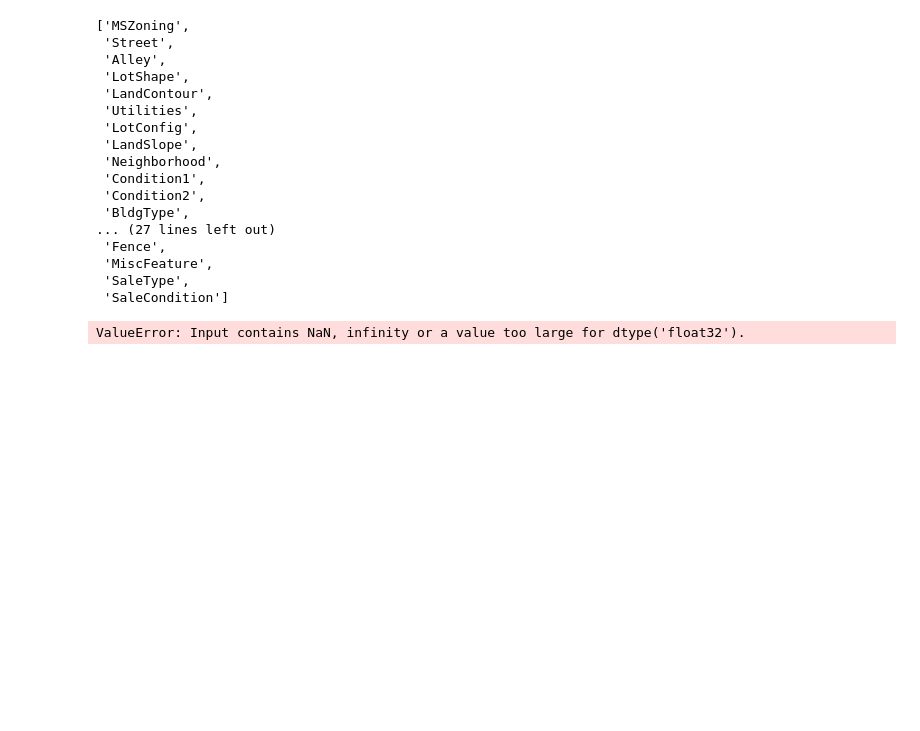
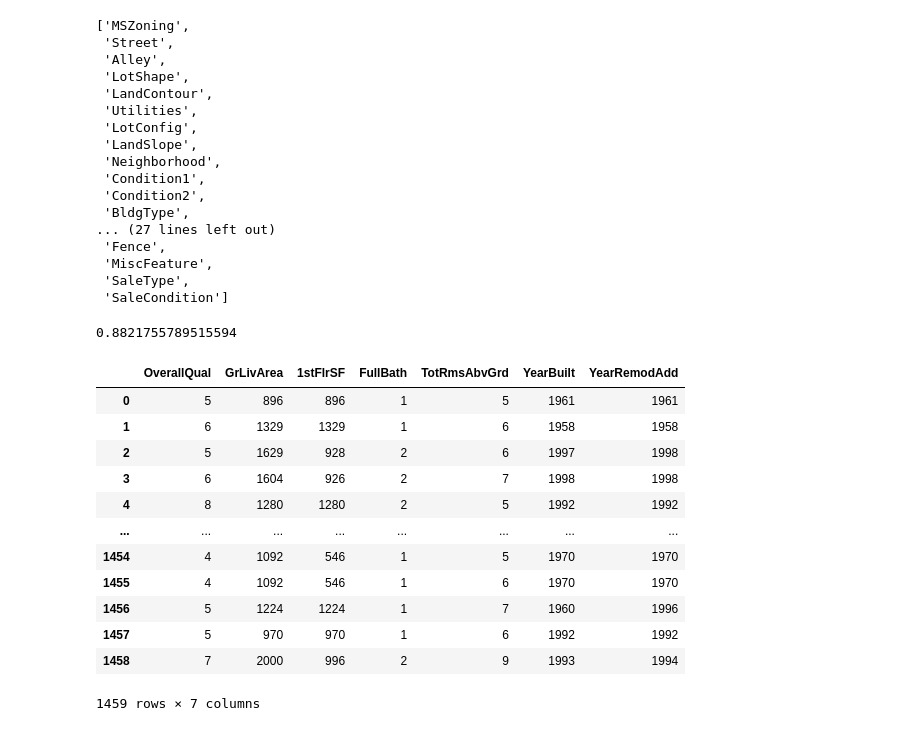
Before and after one commit to greigbingham/kaggle-house-prices, a Jupyter notebook: house_prices_notebook.ipynb, the cells around one changed output. Cells and saved outputs as stored; diff of their text form; code cells hidden in the pictures; blank space fills up the shorter version.

```diff
--- a/house_prices_notebook.ipynb
+++ b/house_prices_notebook.ipynb
@@ -317,7 +321,11 @@ cat_features
  'SaleType',
  'SaleCondition']
 # %%
-actual_test_set2 = actual_test_set[["OverallQual","GrLivArea","GarageCars","GarageArea","TotalBsmtSF",
+#actual_test_set2 = actual_test_set[["OverallQual","GrLivArea","GarageCars","GarageArea","TotalBsmtSF",
+#                    "1stFlrSF","FullBath","TotRmsAbvGrd","YearBuilt","YearRemodAdd"]
+#]
+
+actual_test_set2 = actual_test_set[["OverallQual","GrLivArea",
                     "1stFlrSF","FullBath","TotRmsAbvGrd","YearBuilt","YearRemodAdd"]
 ]
 # %%
@@ -326,9 +334,21 @@ X_train, X_test, y_train, y_test = train_test_split(X2, y, test_size=0.2)
 # Fit and score the model
 model.fit(X_train, y_train)
 model.score(X_test, y_test)
-
-actual_preds = model.predict(actual_test_set2)
-
-numpy.savetxt("submission3.csv", actual_preds, delimiter=",")
 # %% [output]
-ValueError: Input contains NaN, infinity or a value too large for dtype('float32').
+0.8821755789515594
+# %%
+actual_test_set2
+# %% [output]
+|  | OverallQual | GrLivArea | 1stFlrSF | FullBath | TotRmsAbvGrd | YearBuilt | YearRemodAdd |
+| 0 | 5 | 896 | 896 | 1 | 5 | 1961 | 1961 |
+| 1 | 6 | 1329 | 1329 | 1 | 6 | 1958 | 1958 |
+| 2 | 5 | 1629 | 928 | 2 | 6 | 1997 | 1998 |
+| 3 | 6 | 1604 | 926 | 2 | 7 | 1998 | 1998 |
+| 4 | 8 | 1280 | 1280 | 2 | 5 | 1992 | 1992 |
+| ... | ... | ... | ... | ... | ... | ... | ... |
+| 1454 | 4 | 1092 | 546 | 1 | 5 | 1970 | 1970 |
+| 1455 | 4 | 1092 | 546 | 1 | 6 | 1970 | 1970 |
+| 1456 | 5 | 1224 | 1224 | 1 | 7 | 1960 | 1996 |
+| 1457 | 5 | 970 | 970 | 1 | 6 | 1992 | 1992 |
+| 1458 | 7 | 2000 | 996 | 2 | 9 | 1993 | 1994 |
+1459 rows × 7 columns
```
Also changed, not shown: parts of 3 cells of this notebook, 4 other files.
